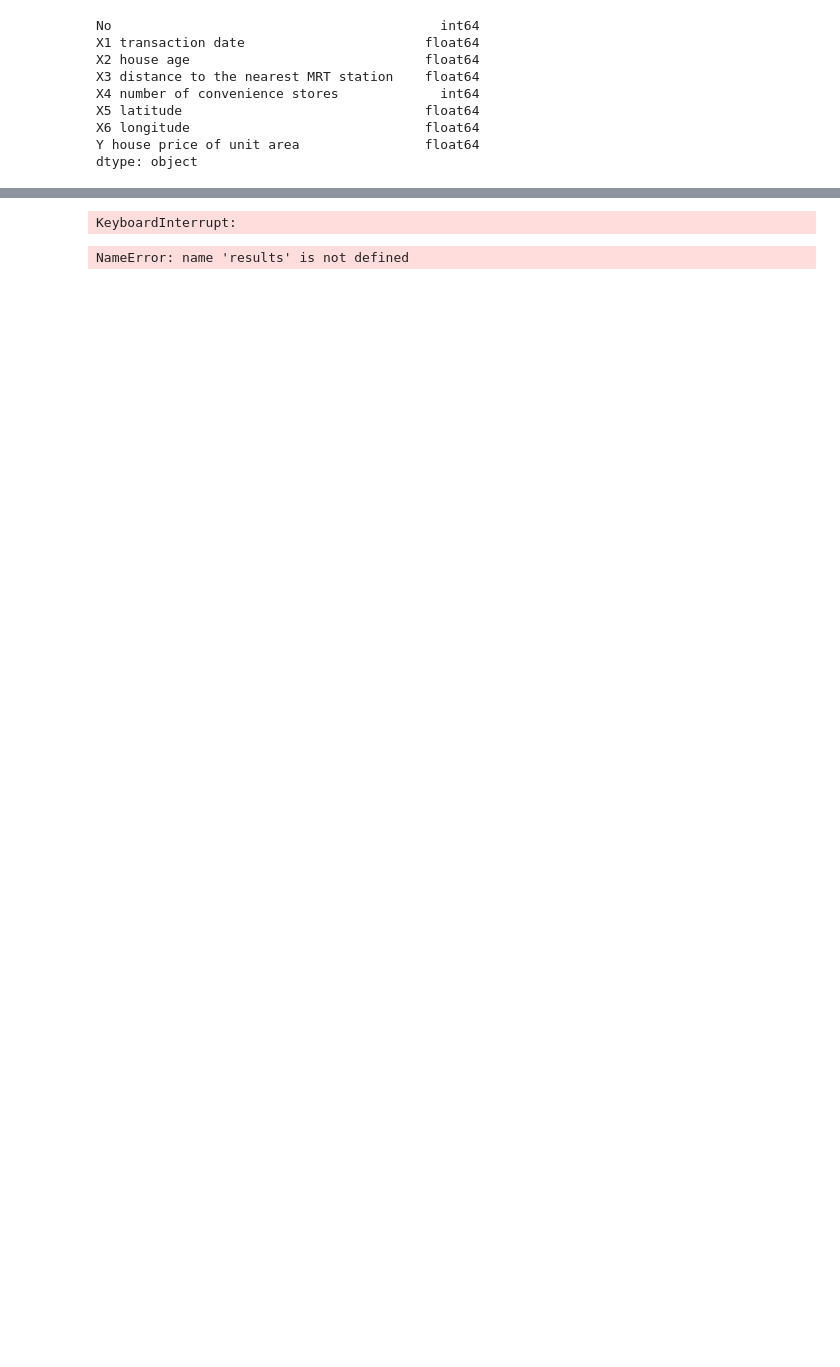
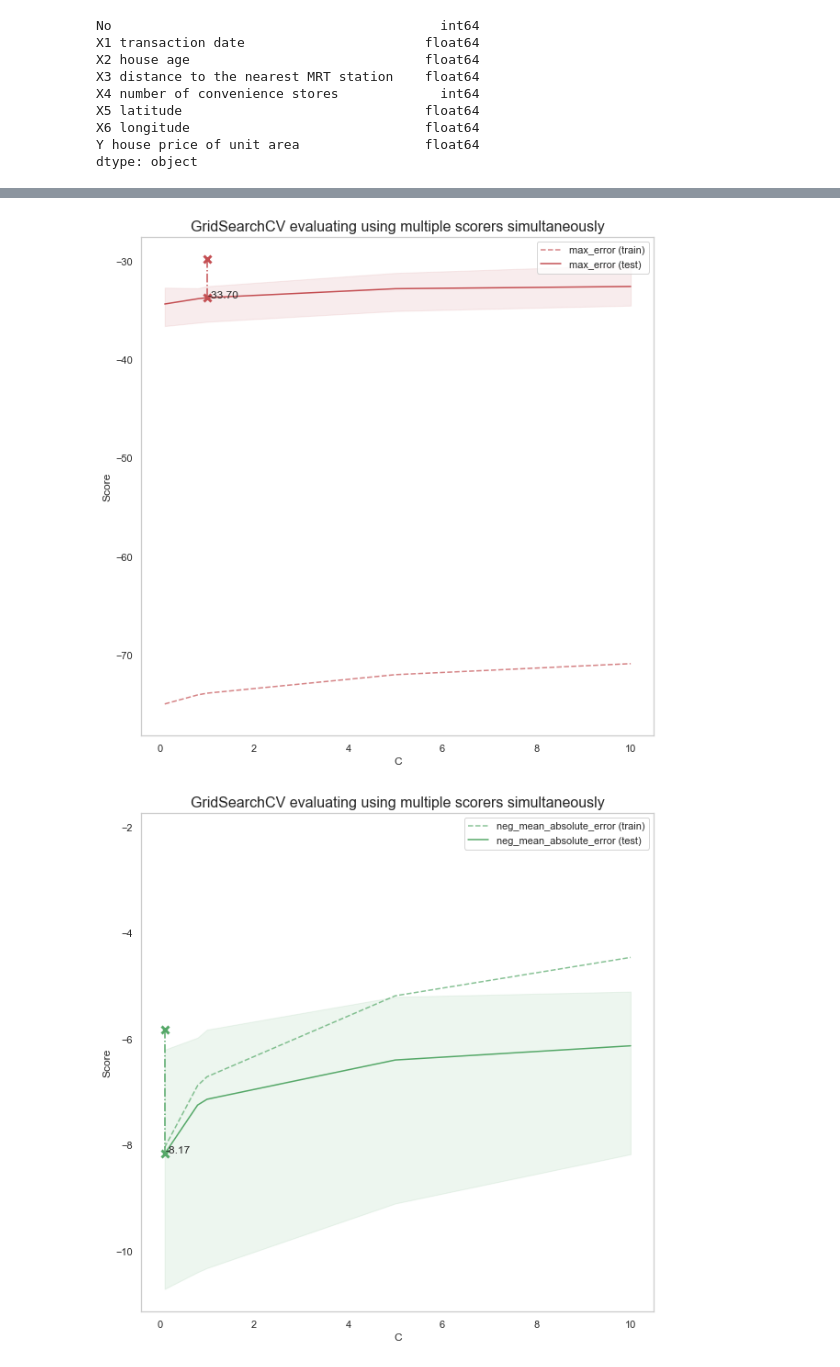
Before and after one commit to renanneri/ic_homework, a Jupyter notebook: analysis_real_state.ipynb, the cells around one changed output, grey strips where cells are left out. Saved outputs shown, nothing was run; the diff lists cells and outputs as text; code cells hidden in the pictures; blank space fills up the shorter version.

```diff
--- a/analysis_real_state.ipynb
+++ b/analysis_real_state.ipynb
@@ -96,6 +96,11 @@ sns_plot = sns.heatmap(corr, mask=mask, annot=True, cmap=cmap, center=0, square=
 target = df["Y house price of unit area"]
 # %%
 features = df.drop("Y house price of unit area", axis=1)
+# %%
+from sklearn.preprocessing import StandardScaler
+scaler = StandardScaler()
+scaler.fit_transform(features)
+features = scaler.transform(features)
 # %%
 from sklearn.svm import SVR
 from sklearn.model_selection import GridSearchCV,StratifiedKFold
@@ -110,15 +115,15 @@ params = {
 
 scoring = ["neg_mean_absolute_error", "neg_root_mean_squared_error","max_error", "r2"]
 
-
-
 best_classifier = GridSearchCV(
         regr,
         params,
         scoring=scoring,
+        cv=10,
         refit="neg_mean_absolute_error",
         n_jobs=-1,
         return_train_score=True,
+        verbose=3
         )
 
 best_classifier.fit(features,target)
@@ -132,5 +144,5 @@ print(best_classifier.best_score_)
 # %%
-plot_result_score_model(results,"neg_mean_absolute_error",'C' )
+plot_result_score_model(results, scoring, 'C')
 # %% [output]
-KeyboardInterrupt:
-NameError: name 'results' is not defined
+[figure, added]
+[figure, added]
```
Also changed, not shown: parts of 9 cells of this notebook.
